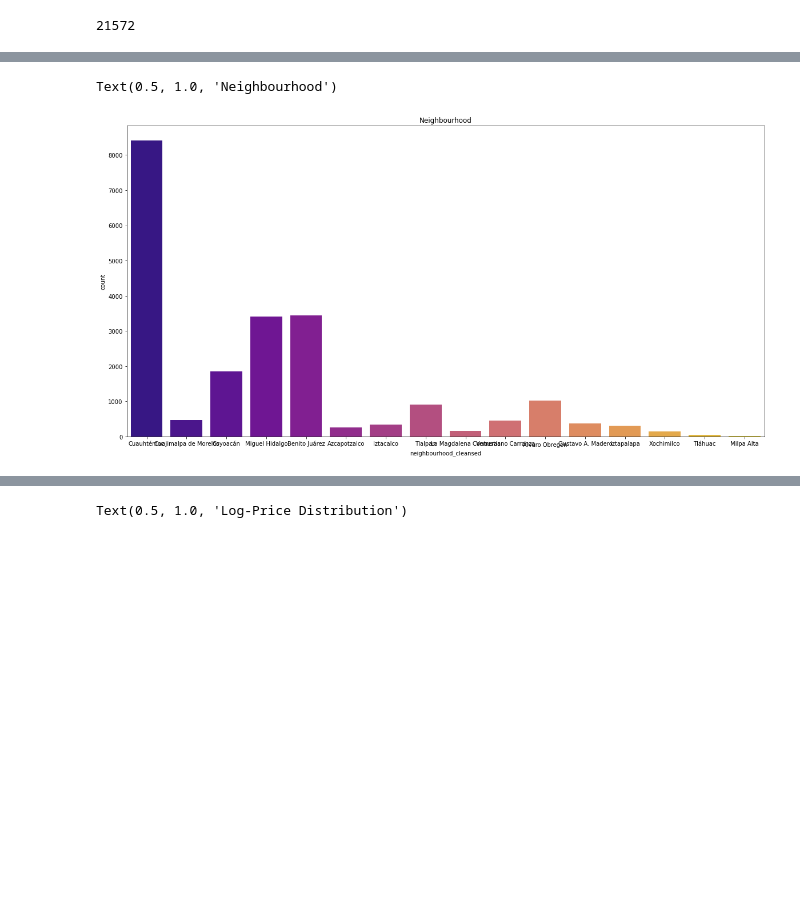
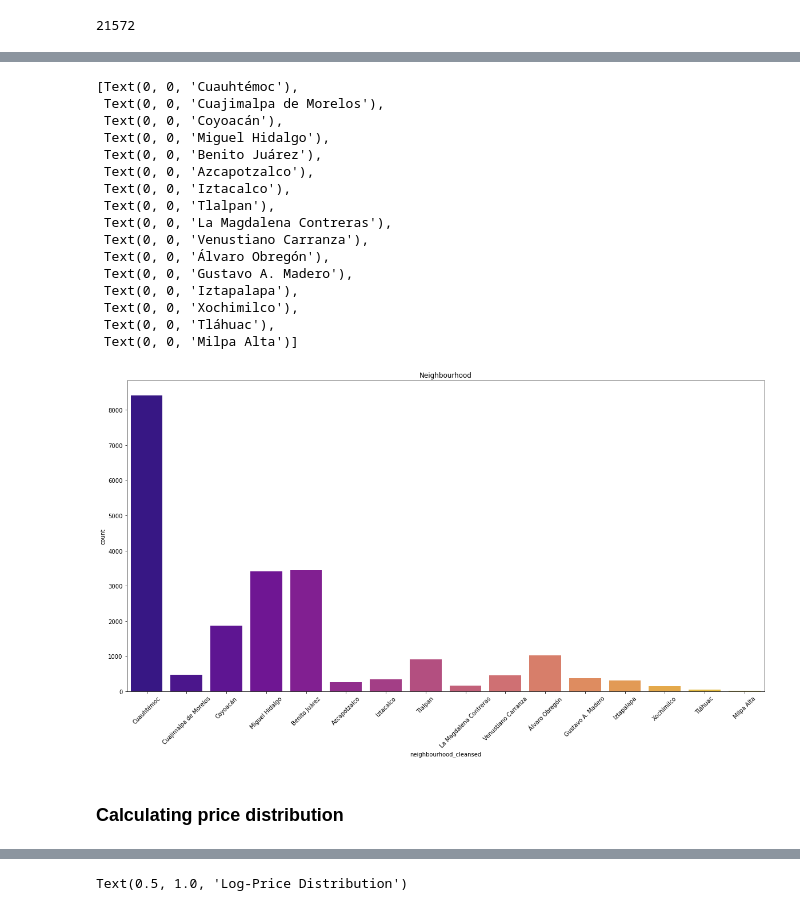
Before and after one commit to prope-2020-gh-classroom/practica-final-por-equipos-verano-2020-itam-EddOselotl, a Jupyter notebook: CorrelatePrice.ipynb, the cells around one changed output, grey strips where cells are left out. Drawn from its saved outputs; the diff is of its cells as text; code cells hidden in the pictures; blank space fills up the shorter version.

```diff
--- a/CorrelatePrice.ipynb
+++ b/CorrelatePrice.ipynb
@@ -90,14 +120,29 @@ Index(['id', 'name', 'host_id', 'host_since', 'host_total_listings_count',
 # %%
-#listAlc = df["neighbourhood_cleansed"].unique()
-#listAlc
-
-sns.countplot(df["neighbourhood_cleansed"], palette="plasma")
+plSe = sns.countplot(df["neighbourhood_cleansed"], palette="plasma")
 fig = plt.gcf()
 fig.set_size_inches(20,10)
 plt.title('Neighbourhood')
+plSe.set_xticklabels(plSe.get_xticklabels(), rotation=45)
 # %% [output]
-Text(0.5, 1.0, 'Neighbourhood')
+[Text(0, 0, 'Cuauhtémoc'),
+ Text(0, 0, 'Cuajimalpa de Morelos'),
+ Text(0, 0, 'Coyoacán'),
+ Text(0, 0, 'Miguel Hidalgo'),
+ Text(0, 0, 'Benito Juárez'),
+ Text(0, 0, 'Azcapotzalco'),
+ Text(0, 0, 'Iztacalco'),
+ Text(0, 0, 'Tlalpan'),
+ Text(0, 0, 'La Magdalena Contreras'),
+ Text(0, 0, 'Venustiano Carranza'),
+ Text(0, 0, 'Álvaro Obregón'),
+ Text(0, 0, 'Gustavo A. Madero'),
+ Text(0, 0, 'Iztapalapa'),
+ Text(0, 0, 'Xochimilco'),
+ Text(0, 0, 'Tláhuac'),
+ Text(0, 0, 'Milpa Alta')]
-[figure, old version]
+[figure, new version]
+# %% [markdown]
+### Calculating price distribution
 # %%
 plt.figure(figsize=(15,10))
 sns.distplot(df["price"], fit= norm)
```
Also changed, not shown: parts of 11 cells of this notebook.
